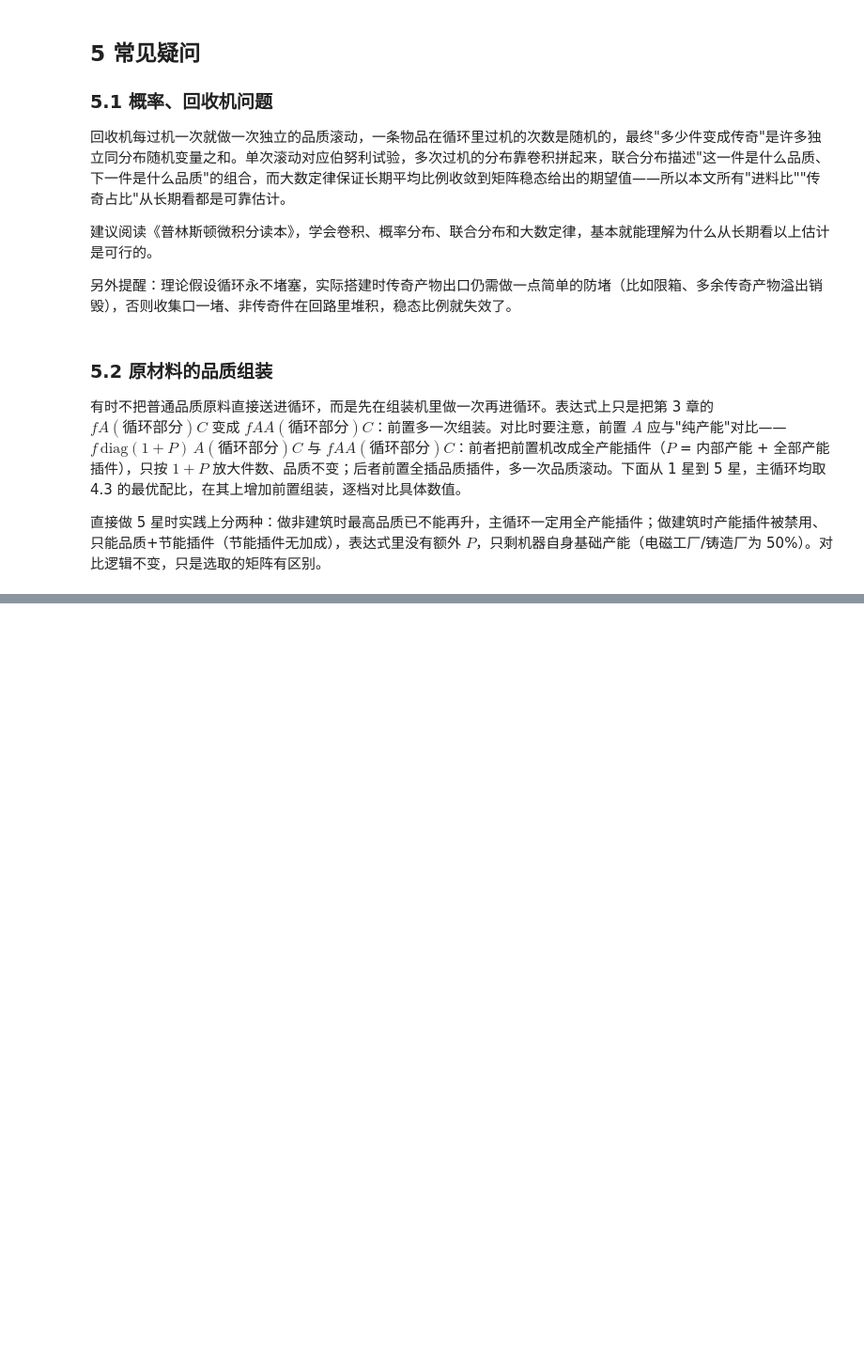
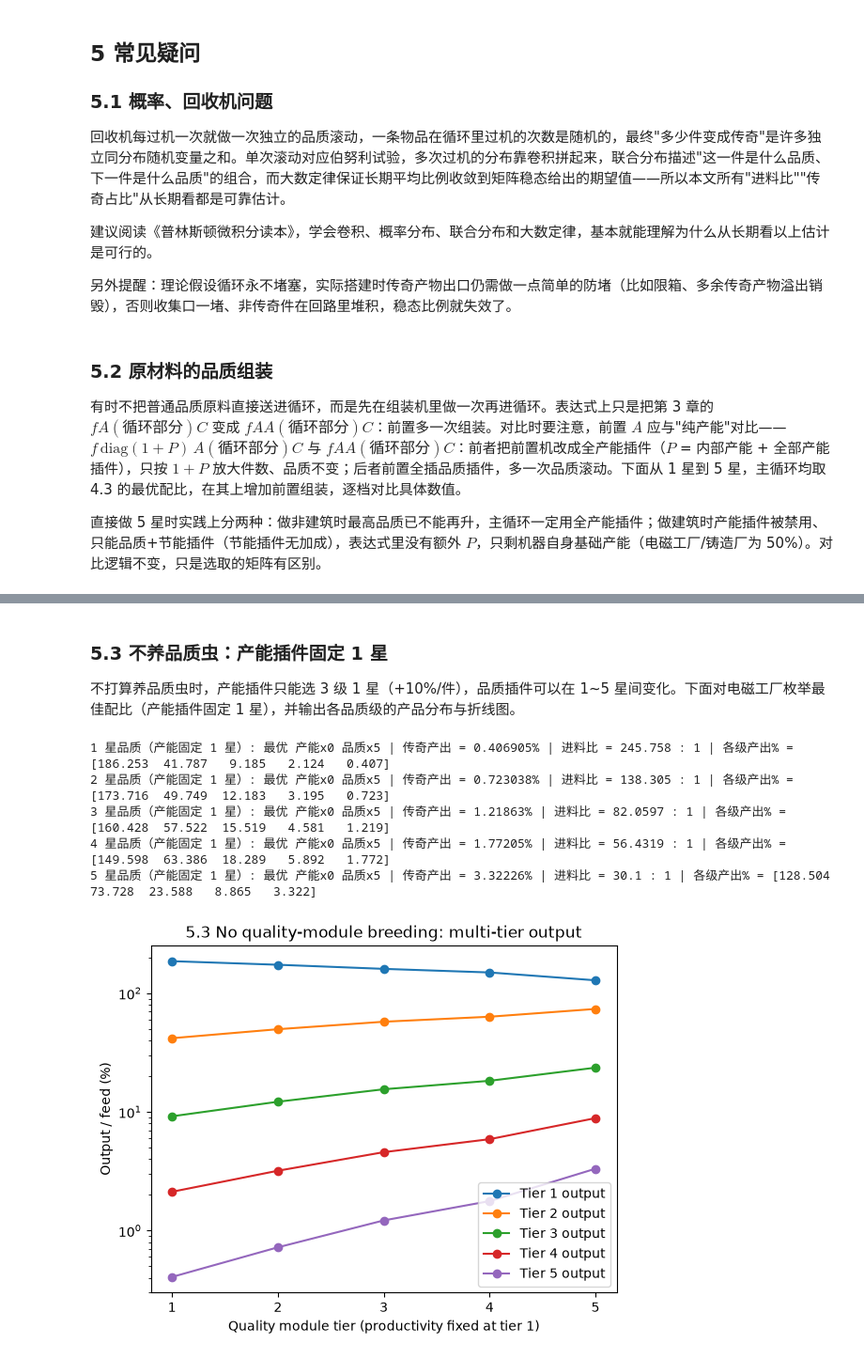
Before and after one commit to CroMarmot/factorio_quality, a Jupyter notebook: notebooks/01_quality_theory.ipynb, the cells around one changed output, grey strips where cells are left out. Shown at 94% size. Drawn from its saved outputs; the diff is of its cells as text; code cells hidden in the pictures; blank space fills up the shorter version.

```diff
--- a/notebooks/01_quality_theory.ipynb
+++ b/notebooks/01_quality_theory.ipynb
@@ -605,0 +630,52 @@ for label, head in (
+# %% [markdown]
+### 5.3 不养品质虫：产能插件固定 1 星
+
+不打算养品质虫时，产能插件只能选 3 级 1 星（+10%/件），品质插件可以在 1~5 星间变化。下面对电磁工厂枚举最佳配比（产能插件固定 1 星），并输出各品质级的产品分布与折线图。
+# %%
+import matplotlib.pyplot as plt
+
+# 不养品质虫：产能插件固定 3级1星（+10%），品质插件 1~5 星，电磁工厂枚举最佳配比
+p_t = 1  # 产能插件固定 1 星
+tiers = list(range(1, 6))
+y_legs = []
+p_levels = []  # 各品质级产出（占进料 %）
+for q_t in tiers:
+    R = recycler(q_t=q_t)
+    best_y, best_p_n = max(
+        (
+            legendary_yield(
+                electromagnetic_plant(q_n=5 - p_n, q_t=q_t, p_n=p_n, p_t=p_t), R
+            )[0],
+            p_n,
+        )
+        for p_n in range(6)
+    )
+    p_n, q_n = best_p_n, 5 - best_p_n
+    A = electromagnetic_plant(q_n=q_n, q_t=q_t, p_n=p_n, p_t=p_t)
+    p_vec = f @ A @ np.linalg.inv(np.eye(5) - S @ R @ A)  # 各品质级总产出/进料
+    y_legs.append(best_y * 100)
+    p_levels.append(p_vec * 100)
+    print(
+        f"{q_t} 星品质（产能固定 1 星）: 最优 产能x{p_n} 品质x{q_n}"
+        f" | 传奇产出 = {best_y * 100:.6g}% | 进料比 = {1 / best_y:.6g} : 1"
+        f" | 各级产出% = {np.array2string(p_vec * 100, precision=3)}"
+    )
+
+# 折线图：多级产出（%，对数轴）vs 品质插件星级
+plt.figure()
+for lv in range(5):
+    plt.plot(tiers, [pv[lv] for pv in p_levels], marker="o", label=f"Tier {lv + 1} output")
+plt.yscale("log")
+plt.xticks(tiers)
+plt.xlabel("Quality module tier (productivity fixed at tier 1)")
+plt.ylabel("Output / feed (%)")
+plt.title("5.3 No quality-module breeding: multi-tier output")
+plt.legend()
+plt.show()
+# %% [output]
+1 星品质（产能固定 1 星）: 最优 产能x0 品质x5 | 传奇产出 = 0.406905% | 进料比 = 245.758 : 1 | 各级产出% = [186.253  41.787   9.185   2.124   0.407]
+2 星品质（产能固定 1 星）: 最优 产能x0 品质x5 | 传奇产出 = 0.723038% | 进料比 = 138.305 : 1 | 各级产出% = [173.716  49.749  12.183   3.195   0.723]
+3 星品质（产能固定 1 星）: 最优 产能x0 品质x5 | 传奇产出 = 1.21863% | 进料比 = 82.0597 : 1 | 各级产出% = [160.428  57.522  15.519   4.581   1.219]
+4 星品质（产能固定 1 星）: 最优 产能x0 品质x5 | 传奇产出 = 1.77205% | 进料比 = 56.4319 : 1 | 各级产出% = [149.598  63.386  18.289   5.892   1.772]
+5 星品质（产能固定 1 星）: 最优 产能x0 品质x5 | 传奇产出 = 3.32226% | 进料比 = 30.1 : 1 | 各级产出% = [128.504  73.728  23.588   8.865   3.322]
+[figure, added]
```
Also changed, not shown: parts of 1 cell of this notebook, 1 other file.
